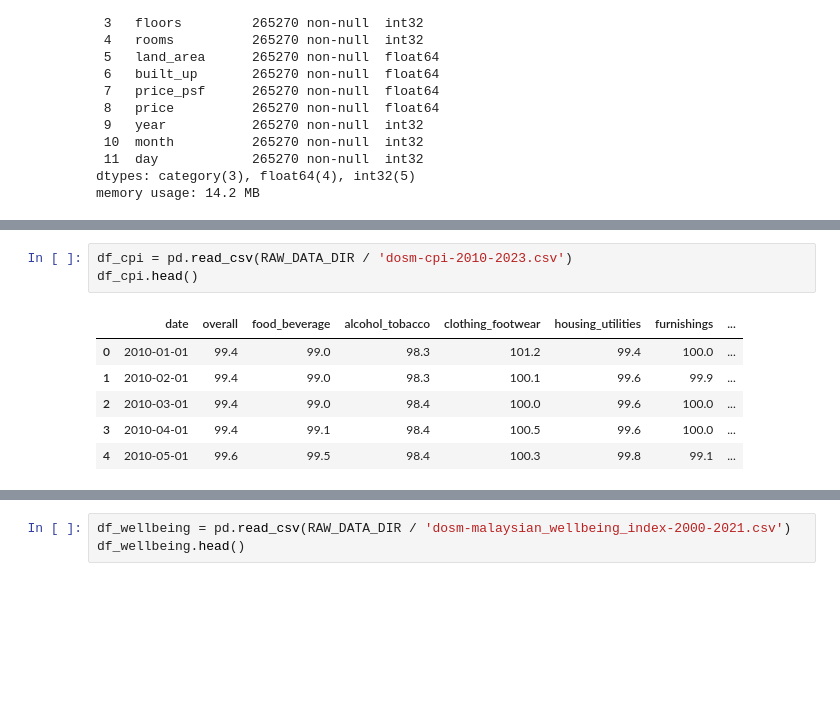
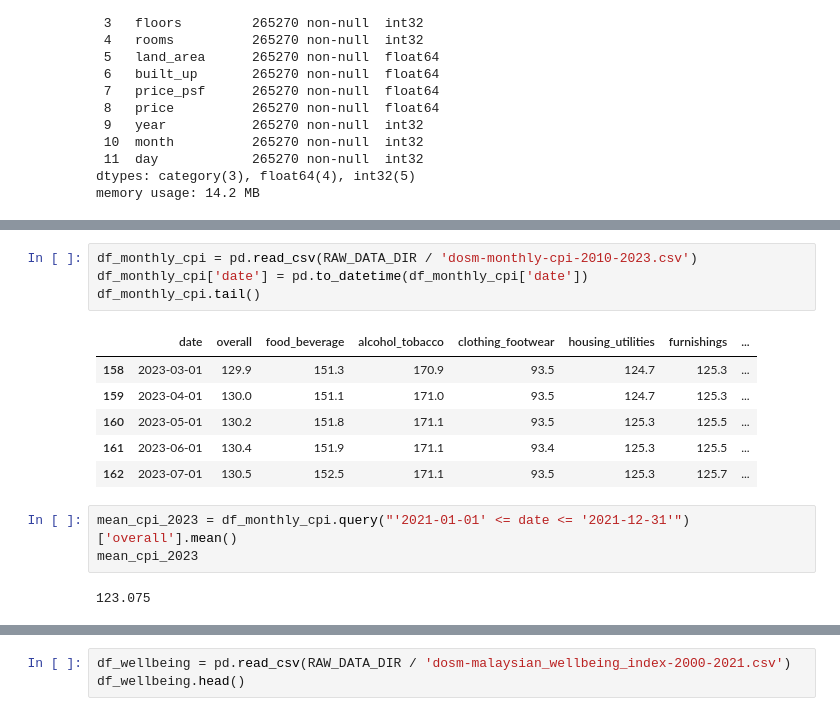
Before and after one commit to yuenherny/kl-house-price-forecasting, a Jupyter notebook: notebooks/Transactions - 05 Data Integration.ipynb, the cells around one changed output, grey strips where cells are left out. Cells and saved outputs as stored; diff of their text form; blank space fills up the shorter version.

```diff
--- a/notebooks/Transactions - 05 Data Integration.ipynb
+++ b/notebooks/Transactions - 05 Data Integration.ipynb
@@ -84,10 +117,16 @@ df_opr.head()
 # %%
-df_cpi = pd.read_csv(RAW_DATA_DIR / 'dosm-cpi-2010-2023.csv')
-df_cpi.head()
+df_monthly_cpi = pd.read_csv(RAW_DATA_DIR / 'dosm-monthly-cpi-2010-2023.csv')
+df_monthly_cpi['date'] = pd.to_datetime(df_monthly_cpi['date'])
+df_monthly_cpi.tail()
 # %% [output]
 |  | date | overall | food_beverage | alcohol_tobacco | clothing_footwear | housing_utilities | furnishings | ... |
-| 0 | 2010-01-01 | 99.4 | 99.0 | 98.3 | 101.2 | 99.4 | 100.0 | ... |
-| 1 | 2010-02-01 | 99.4 | 99.0 | 98.3 | 100.1 | 99.6 | 99.9 | ... |
-| 2 | 2010-03-01 | 99.4 | 99.0 | 98.4 | 100.0 | 99.6 | 100.0 | ... |
-| 3 | 2010-04-01 | 99.4 | 99.1 | 98.4 | 100.5 | 99.6 | 100.0 | ... |
-| 4 | 2010-05-01 | 99.6 | 99.5 | 98.4 | 100.3 | 99.8 | 99.1 | ... |
+| 158 | 2023-03-01 | 129.9 | 151.3 | 170.9 | 93.5 | 124.7 | 125.3 | ... |
+| 159 | 2023-04-01 | 130.0 | 151.1 | 171.0 | 93.5 | 124.7 | 125.3 | ... |
+| 160 | 2023-05-01 | 130.2 | 151.8 | 171.1 | 93.5 | 125.3 | 125.5 | ... |
+| 161 | 2023-06-01 | 130.4 | 151.9 | 171.1 | 93.4 | 125.3 | 125.5 | ... |
+| 162 | 2023-07-01 | 130.5 | 152.5 | 171.1 | 93.5 | 125.3 | 125.7 | ... |
+# %%
+mean_cpi_2023 = df_monthly_cpi.query("'2021-01-01' <= date <= '2021-12-31'")['overall'].mean()
+mean_cpi_2023
+# %% [output]
+123.075
```
Also changed, not shown: parts of 45 cells of this notebook, 1 other file.
